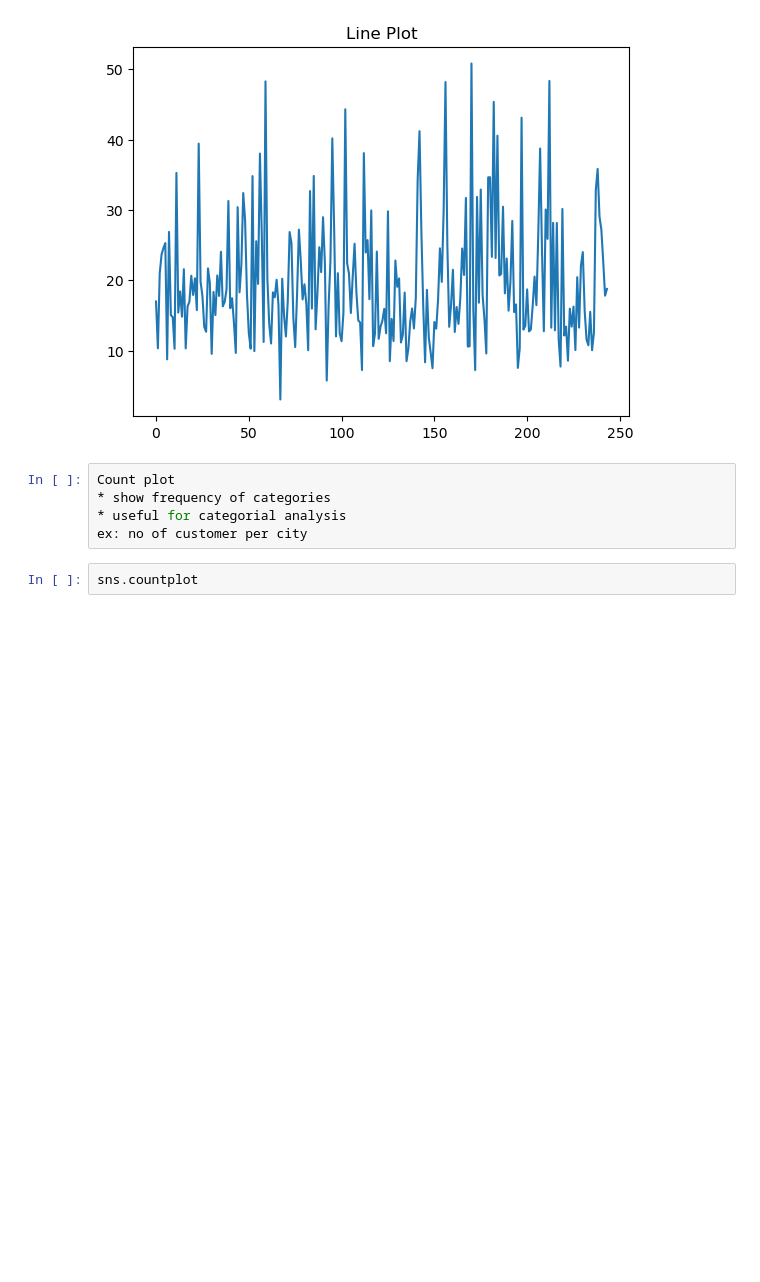
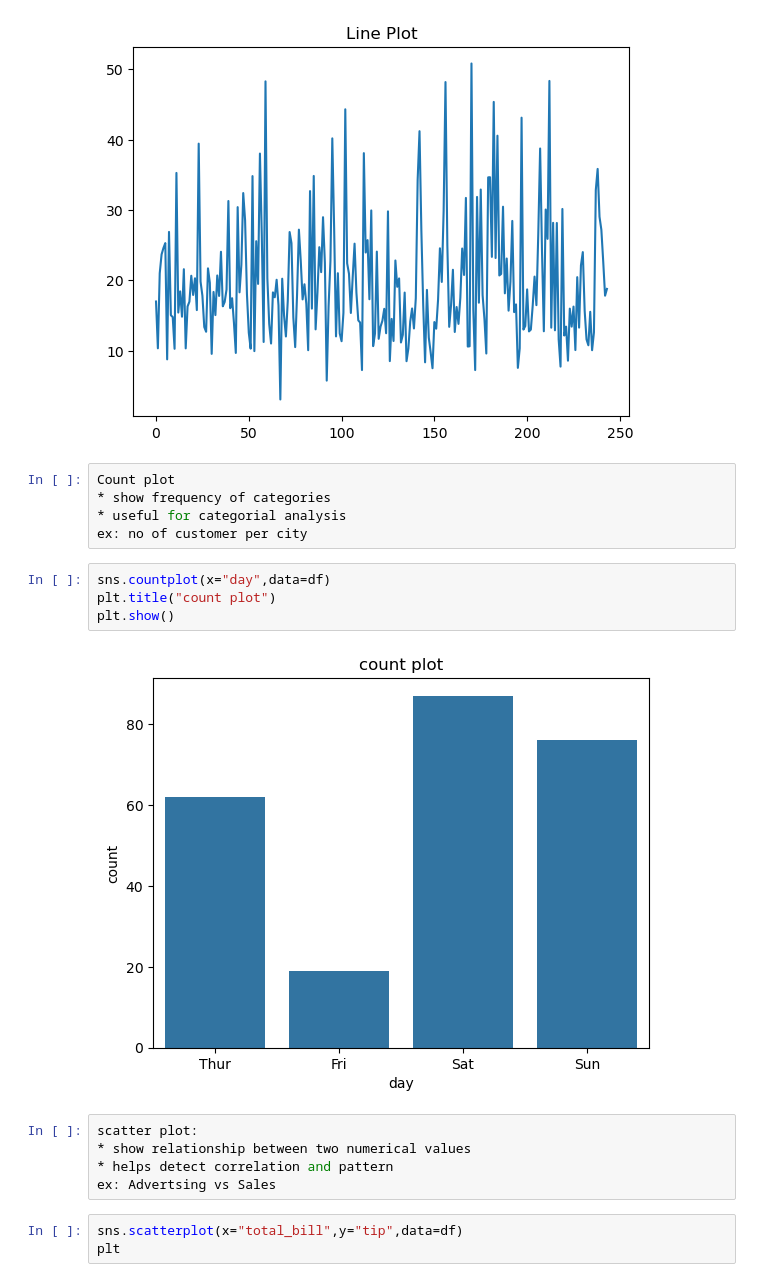
Before and after one commit to aryanra419/Python-class-notes, a Jupyter notebook: visualization.ipynb, the cells around one changed output. Saved outputs shown, nothing was run; the diff lists cells and outputs as text; blank space fills up the shorter version.

Commit message:
scatter plot

```diff
--- a/visualization.ipynb
+++ b/visualization.ipynb
@@ -224,4 +224,16 @@ Count plot
 * useful for categorial analysis
 ex: no of customer per city
 # %%
-sns.countplot
+sns.countplot(x="day",data=df)
+plt.title("count plot")
+plt.show()
+# %% [output]
+[figure, added]
+# %%
+scatter plot:
+* show relationship between two numerical values
+* helps detect correlation and pattern
+ex: Advertsing vs Sales
+# %%
+sns.scatterplot(x="total_bill",y="tip",data=df)
+plt
```
Also changed, not shown: parts of 3 cells of this notebook.
